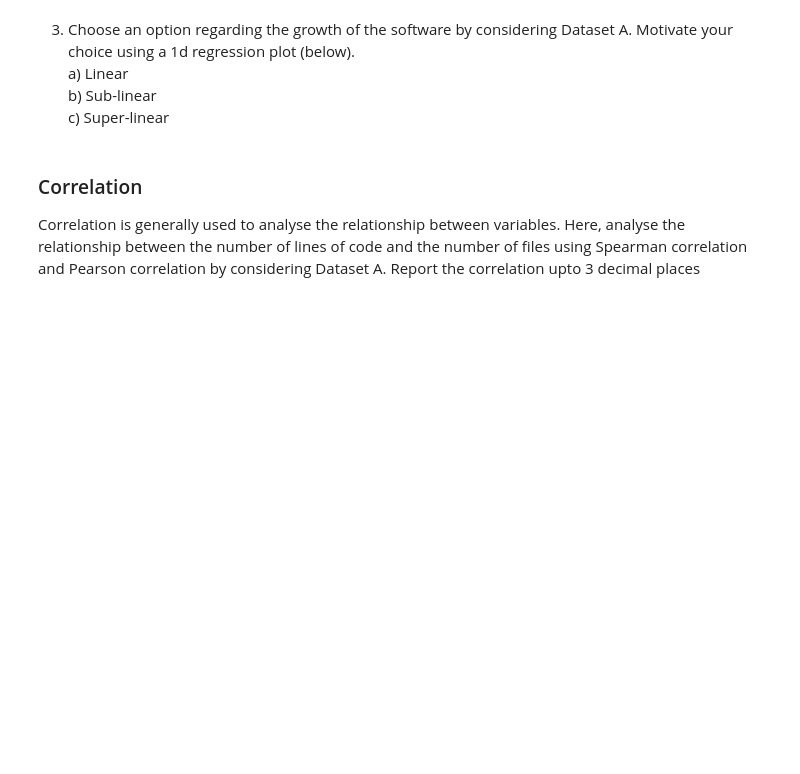
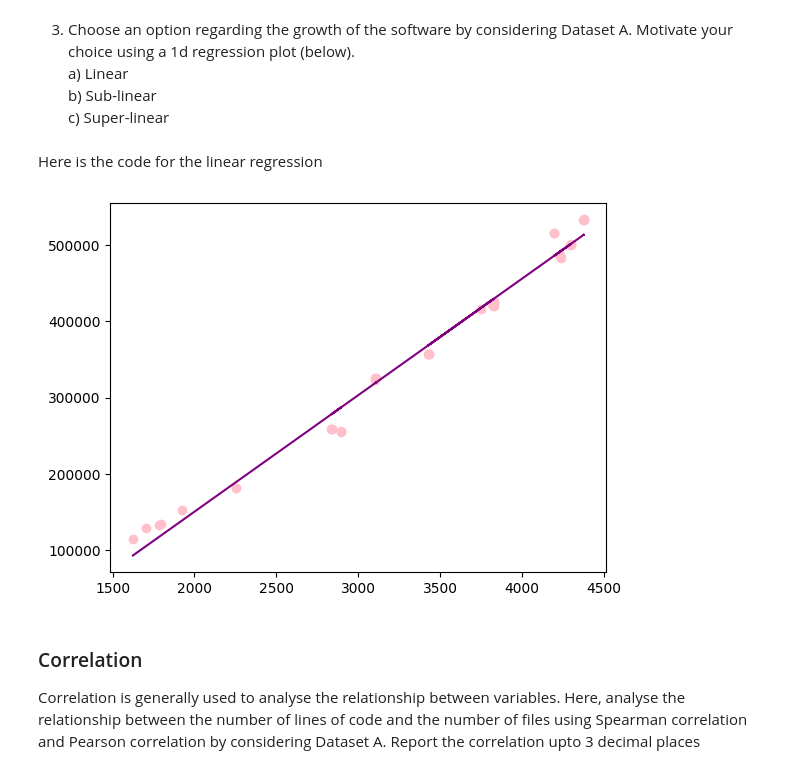
Before and after one commit to goffinetnicolas/Software_evolution_TP2_2023, a Jupyter notebook: TP2_section2.ipynb, the cells around one changed output. Drawn from its saved outputs; the diff is of its cells as text; code cells hidden in the pictures; blank space fills up the shorter version.

```diff
--- a/TP2_section2.ipynb
+++ b/TP2_section2.ipynb
@@ -299,9 +299,22 @@ a) we prefer date because it is easier to read and understand
     a) Linear
     b) Sub-linear
     c) Super-linear
+# %% [markdown]
+Here is the code for the linear regression
 # %%
-plt.figure(figsize=(7,7))
 # Your code for regression plot
+d = data[['nb_nfiles', 'nb_code', 'nb_blank', 'nb_comment']]
+d.head()
+
+x = d['nb_nfiles'].values.reshape(-1,1)
+y = d['nb_code'].values
+
+reg = LinearRegression().fit(x,y)
+plt.scatter(x,y, color='pink')
+plt.plot(x, reg.predict(x), color='purple')
+plt.show()
+# %% [output]
+[figure, added]
 # %% [markdown]
 ### Correlation
 Correlation is generally used to analyse the relationship between variables. Here, analyse the relationship between the number of lines of code and the number of files using Spearman correlation and Pearson correlation by considering Dataset A. Report the correlation upto 3 decimal places
```
Also changed, not shown: parts of 7 cells of this notebook.
